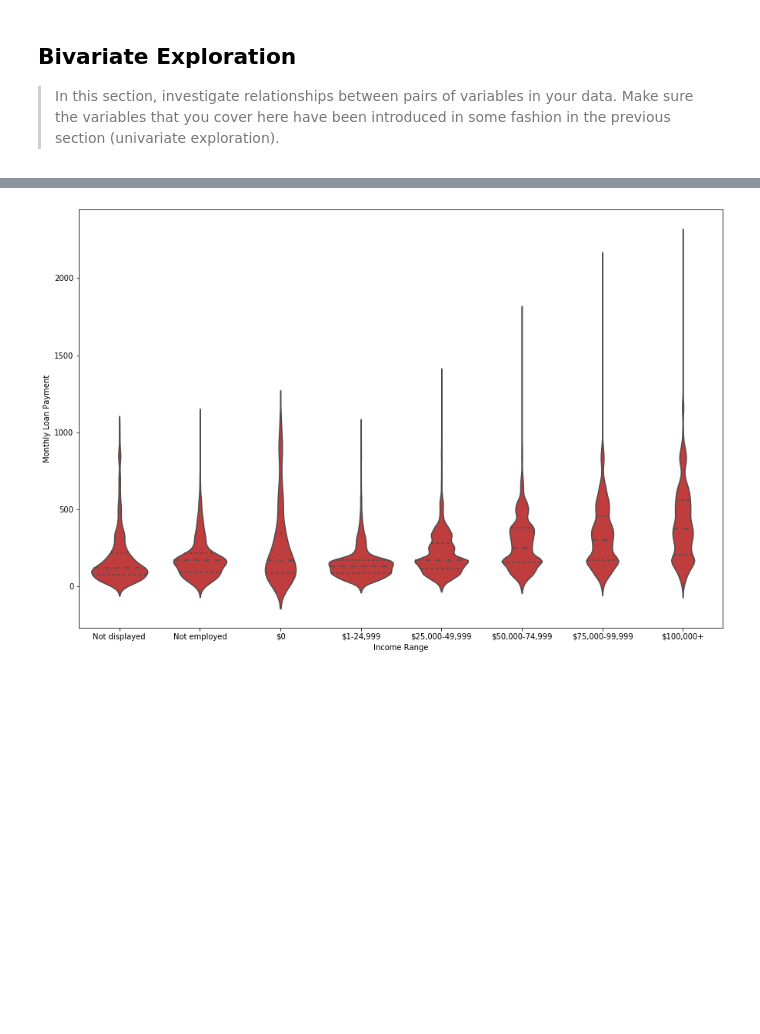
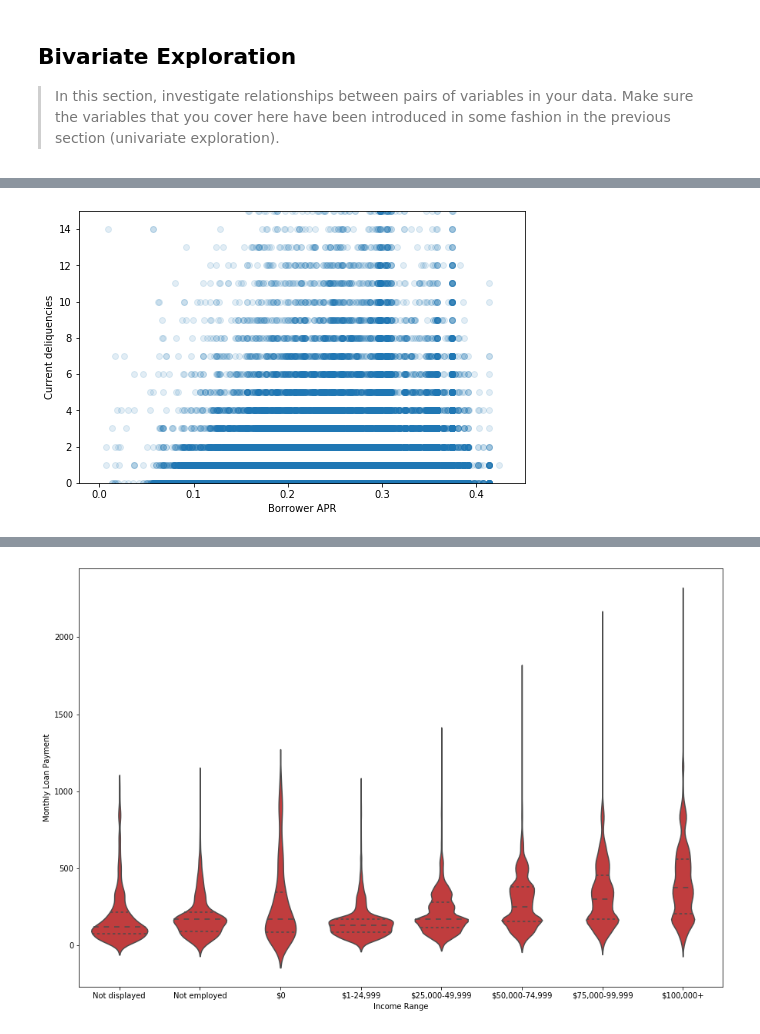
Before and after one commit to dsllt/-Udacity_DA_P5, a Jupyter notebook: Prosper_Loan_Data.ipynb, the cells around one changed output, grey strips where cells are left out. Cells and saved outputs as stored; diff of their text form; code cells hidden in the pictures; blank space fills up the shorter version.

```diff
--- a/Prosper_Loan_Data.ipynb
+++ b/Prosper_Loan_Data.ipynb
@@ -535,0 +560,9 @@ fashion in the previous section (univariate exploration).
+# %%
+# Understand the relation between number of delinquencies and borrower APR
+plt.figure(figsize=[8, 5])
+plt.scatter(data = df_loan, y = 'CurrentDelinquencies', x = 'BorrowerAPR',  alpha = 1/8)
+plt.ylabel('Current deliquencies')
+plt.xlabel('Borrower APR')
+plt.ylim(0,15);
+# %% [output]
+[figure, added]
```
Also changed, not shown: parts of 26 cells of this notebook.
